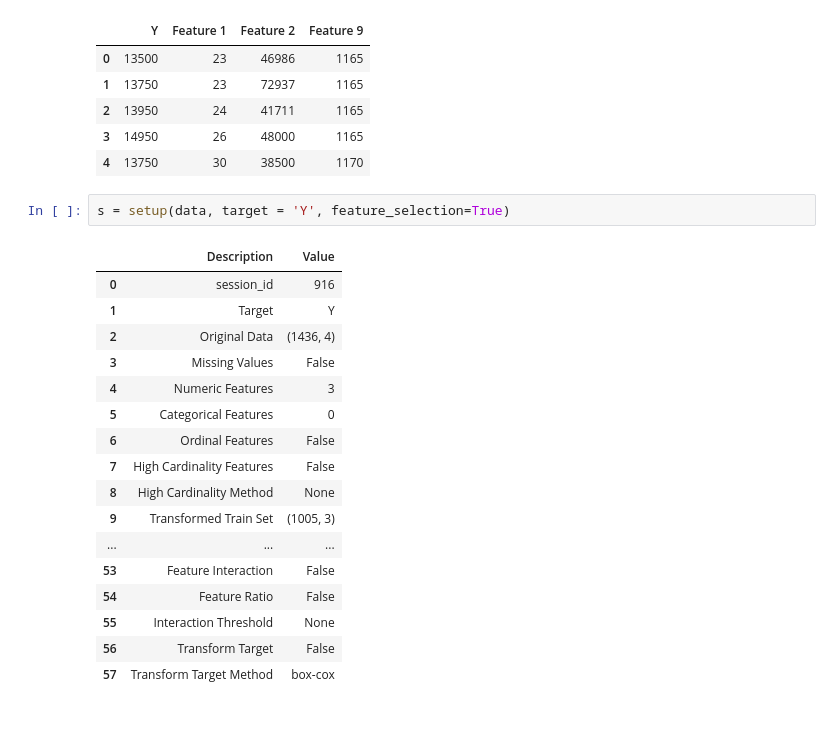
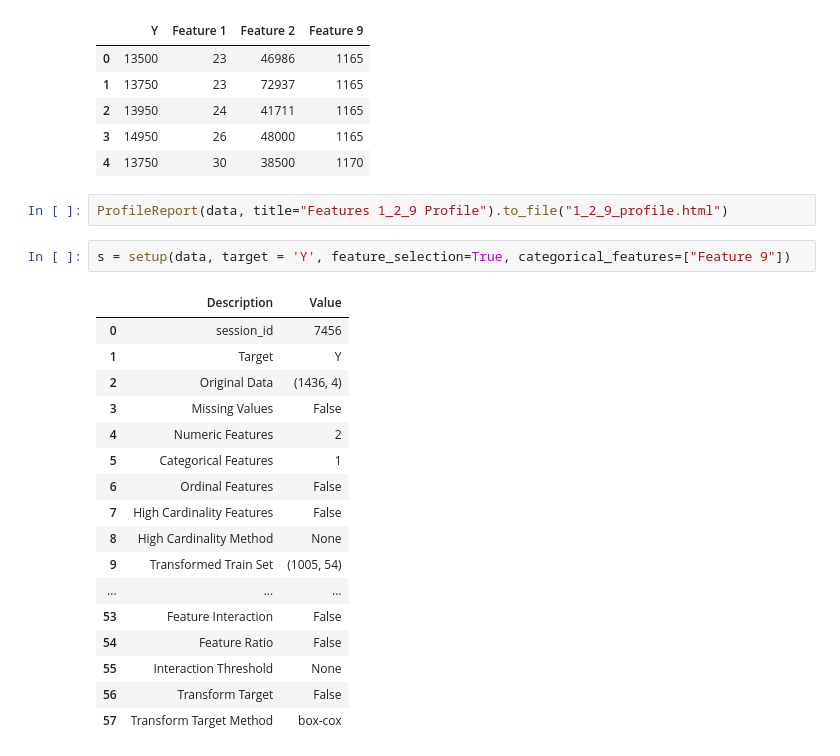
Before and after one commit to mariusmcl/bookmarks, a Jupyter notebook: case/features1_2_9.ipynb, the cells around one changed output. Saved outputs shown, nothing was run; the diff lists cells and outputs as text; blank space fills up the shorter version.

```diff
--- a/case/features1_2_9.ipynb
+++ b/case/features1_2_9.ipynb
@@ -12,20 +13,22 @@ data.head()
 | 2 | 13950 | 24 | 41711 | 1165 |
 | 3 | 14950 | 26 | 48000 | 1165 |
 | 4 | 13750 | 30 | 38500 | 1170 |
+# %%
+ProfileReport(data, title="Features 1_2_9 Profile").to_file("1_2_9_profile.html")
 # %%
-s = setup(data, target = 'Y', feature_selection=True)
+s = setup(data, target = 'Y', feature_selection=True, categorical_features=["Feature 9"])
 # %% [output]
 |  | Description | Value |
-| 0 | session_id | 916 |
+| 0 | session_id | 7456 |
 | 1 | Target | Y |
 | 2 | Original Data | (1436, 4) |
 | 3 | Missing Values | False |
-| 4 | Numeric Features | 3 |
-| 5 | Categorical Features | 0 |
+| 4 | Numeric Features | 2 |
+| 5 | Categorical Features | 1 |
 | 6 | Ordinal Features | False |
 | 7 | High Cardinality Features | False |
 | 8 | High Cardinality Method | None |
-| 9 | Transformed Train Set | (1005, 3) |
+| 9 | Transformed Train Set | (1005, 54) |
 | ... | ... | ... |
 | 53 | Feature Interaction | False |
 | 54 | Feature Ratio | False |
```
Also changed, not shown: parts of 4 cells of this notebook, 3 other files.
